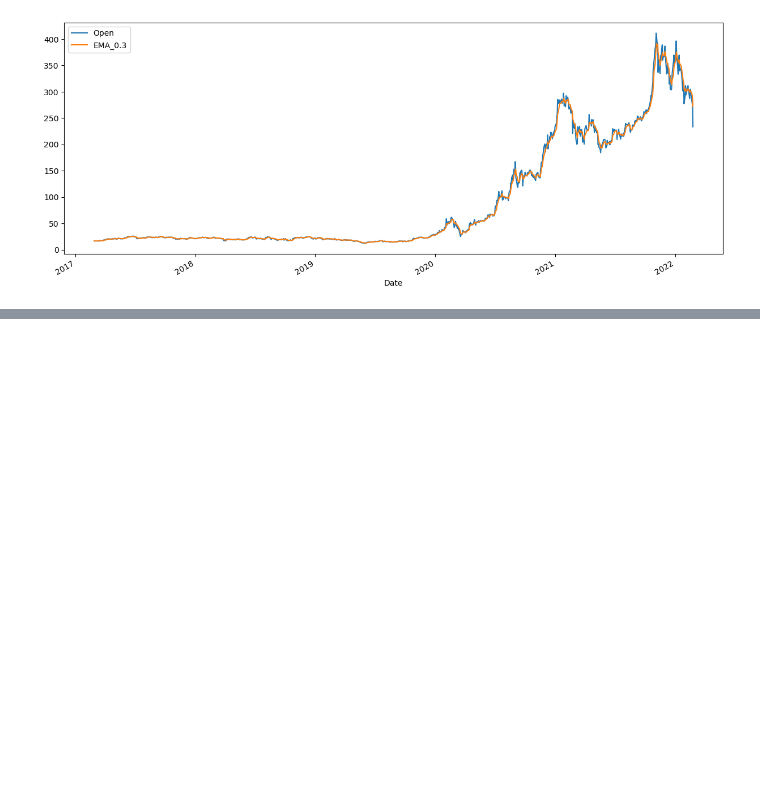
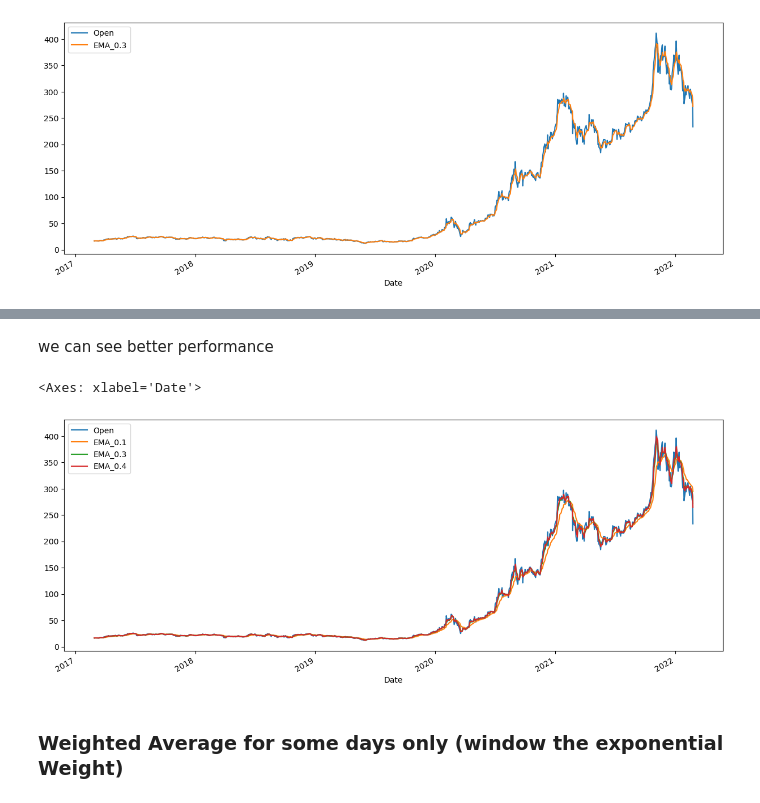
Before and after one commit to Harshraj77/data_science_and_ml_learning, a Jupyter notebook: time_series/Basics_and_Moving_Average.ipynb, the cells around one changed output, grey strips where cells are left out. Saved outputs shown, nothing was run; the diff lists cells and outputs as text; code cells hidden in the pictures; blank space fills up the shorter version.

Commit message:
added exponential moving average

```diff
--- a/time_series/Basics_and_Moving_Average.ipynb
+++ b/time_series/Basics_and_Moving_Average.ipynb
@@ -159,0 +167,9 @@ df[['Open','EMA_0.3']].plot(figsize=(15,6))
+# %% [markdown]
+we can see better performance
+# %%
+df[['Open','EMA_0.1','EMA_0.3','EMA_0.4']].plot(figsize=(15,6))
+# %% [output]
+<Axes: xlabel='Date'>
+[figure, added]
+# %% [markdown]
+### Weighted Average for some days only (window the exponential Weight)
```
Also changed, not shown: parts of 4 cells of this notebook.
